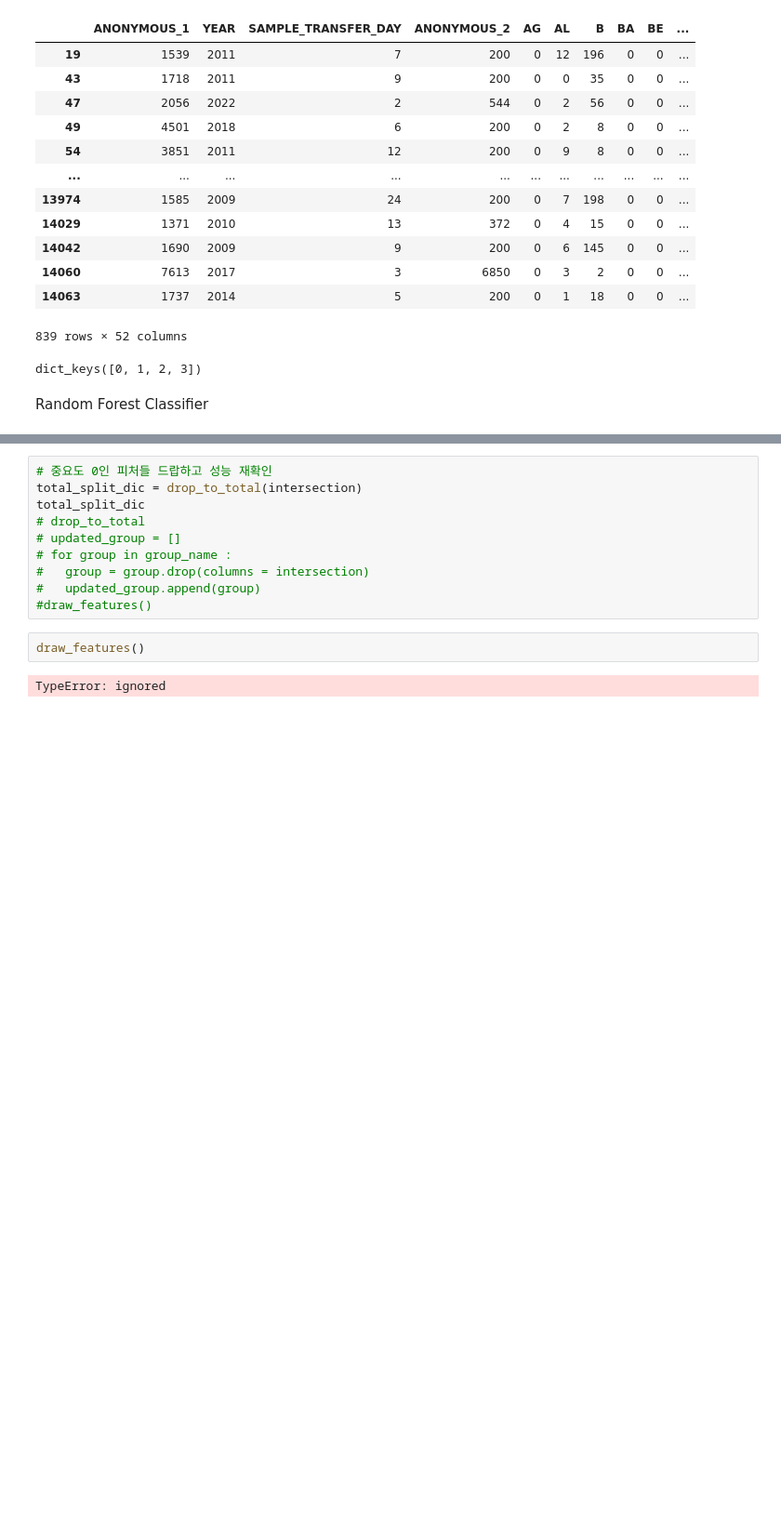
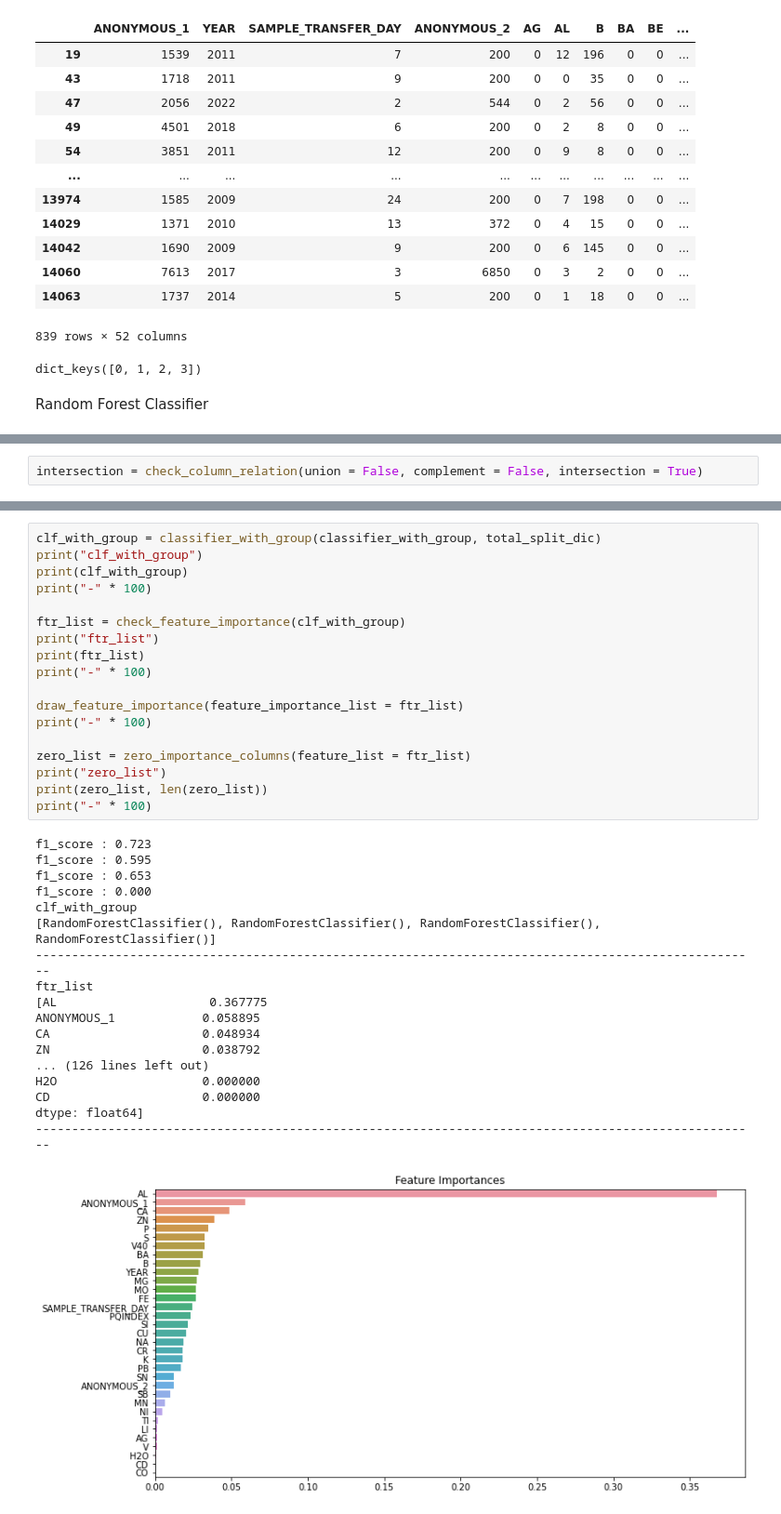
Before and after one commit to cswcjt/Dacon-Oil, a Jupyter notebook: oil_cjt.ipynb, the cells around one changed output, grey strips where cells are left out. Shown at 93% size. Saved outputs shown, nothing was run; the diff lists cells and outputs as text; blank space fills up the shorter version.

```diff
--- a/oil_cjt.ipynb
+++ b/oil_cjt.ipynb
@@ -378,0 +425,2 @@ print(intersection, len(intersection))
+# %%
+intersection = check_column_relation(union = False, complement = False, intersection = True)
@@ -394,14 +447,37 @@ def drop_to_total(columns_list) :
-# %%
-# 중요도 0인 피처들 드랍하고 성능 재확인
-total_split_dic = drop_to_total(intersection)
-total_split_dic
-# drop_to_total
-# updated_group = []
-# for group in group_name :
-#   group = group.drop(columns = intersection)
-#   updated_group.append(group)
-#draw_features()
-# %%
-draw_features()
-# %% [output]
-TypeError: ignored
+# %%
+clf_with_group = classifier_with_group(classifier_with_group, total_split_dic)
+print("clf_with_group")
+print(clf_with_group)
+print("-" * 100)
+
+ftr_list = check_feature_importance(clf_with_group)
+print("ftr_list")
+print(ftr_list)
+print("-" * 100)
+
+draw_feature_importance(feature_importance_list = ftr_list)
+print("-" * 100)
+
+zero_list = zero_importance_columns(feature_list = ftr_list)
+print("zero_list")
+print(zero_list, len(zero_list))
+print("-" * 100)
+# %% [output]
+f1_score : 0.723
+f1_score : 0.595
+f1_score : 0.653
+f1_score : 0.000
+clf_with_group
+[RandomForestClassifier(), RandomForestClassifier(), RandomForestClassifier(), RandomForestClassifier()]
+----------------------------------------------------------------------------------------------------
+ftr_list
+[AL                     0.367775
+ANONYMOUS_1            0.058895
+CA                     0.048934
+ZN                     0.038792
+... (126 lines left out)
+H2O                    0.000000
+CD                     0.000000
+dtype: float64]
+----------------------------------------------------------------------------------------------------
+[figure, added]
```
Also changed, not shown: parts of 20 cells of this notebook.
